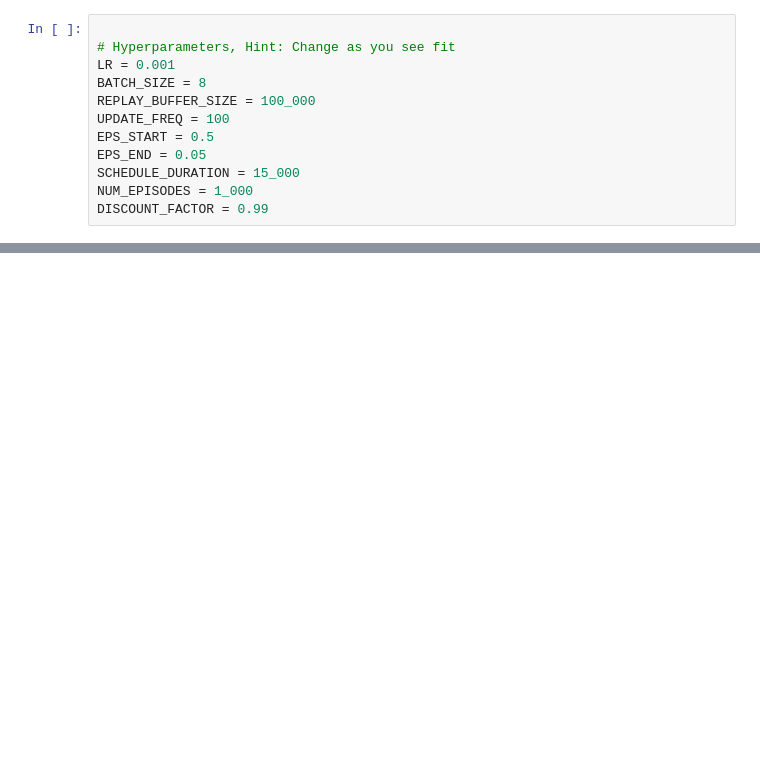
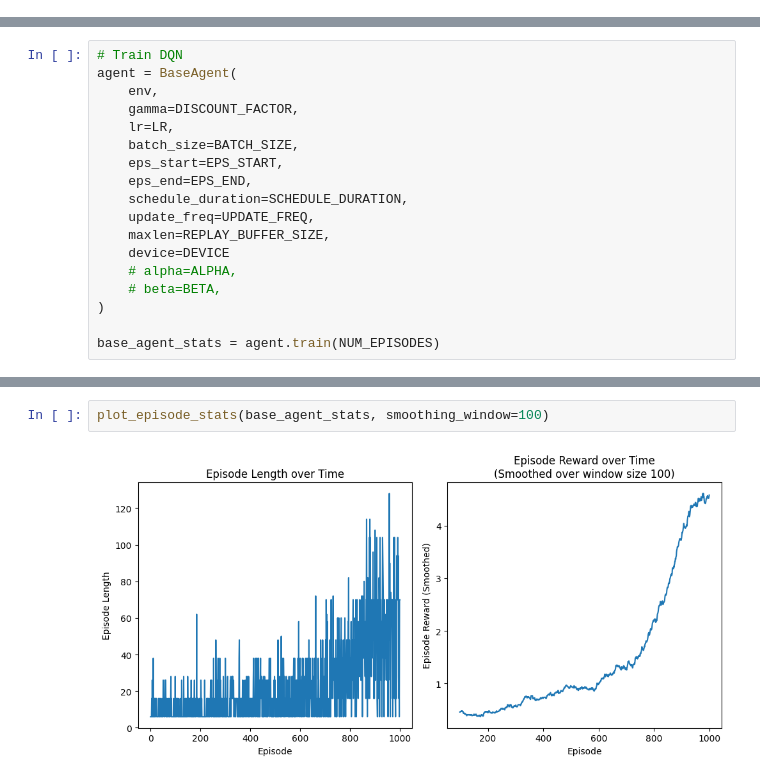
Before and after one commit to iamjumshaid/rl-project, a Jupyter notebook: Playground.ipynb, the cells around one changed output, grey strips where cells are left out. Cells and saved outputs as stored; diff of their text form; blank space fills up the shorter version.

```diff
--- a/Playground.ipynb
+++ b/Playground.ipynb
@@ -19,15 +36,3 @@ print(f"Action space: {env.action_space}\n")
 Training on MinAtar/Breakout-v1
 Observation space: Box(False, True, (10, 10, 4), bool)
 Action space: Discrete(3)
-# %%
-
-# Hyperparameters, Hint: Change as you see fit
-LR = 0.001
-BATCH_SIZE = 8
-REPLAY_BUFFER_SIZE = 100_000
-UPDATE_FREQ = 100
-EPS_START = 0.5
-EPS_END = 0.05
-SCHEDULE_DURATION = 15_000
-NUM_EPISODES = 1_000
-DISCOUNT_FACTOR = 0.99
@@ -80,0 +39,18 @@ Episode 1000 of 1000  Time Step: 42494  Epsilon: 0.050
+# %%
+# Train DQN
+agent = BaseAgent(
+    env,
+    gamma=DISCOUNT_FACTOR,
+    lr=LR,
+    batch_size=BATCH_SIZE,
+    eps_start=EPS_START,
+    eps_end=EPS_END,
+    schedule_duration=SCHEDULE_DURATION,
+    update_freq=UPDATE_FREQ,
+    maxlen=REPLAY_BUFFER_SIZE,
+    device=DEVICE
+    # alpha=ALPHA,
+    # beta=BETA,
+)
+
+base_agent_stats = agent.train(NUM_EPISODES)
@@ -80,0 +68,4 @@ Episode 1000 of 1000  Time Step: 42494  Epsilon: 0.050
+# %%
+plot_episode_stats(base_agent_stats, smoothing_window=100)
+# %% [output]
+[figure, added]
```
Also changed, not shown: parts of 15 cells of this notebook, 15 other files.
